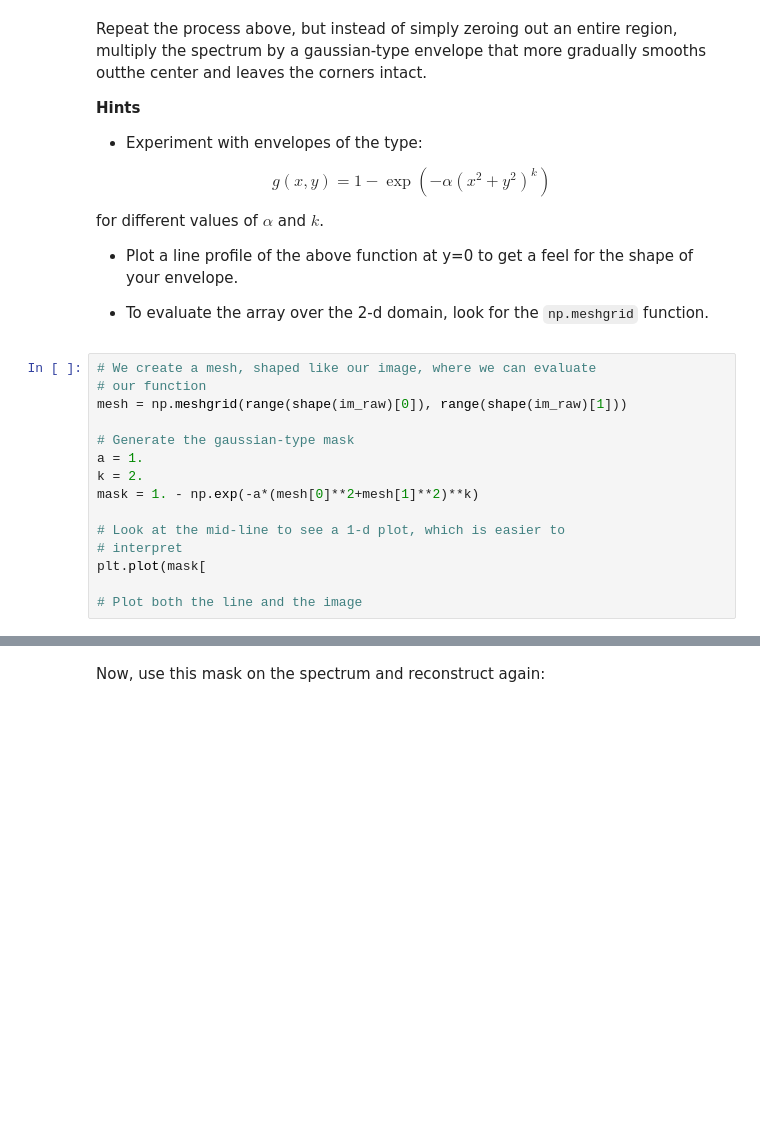
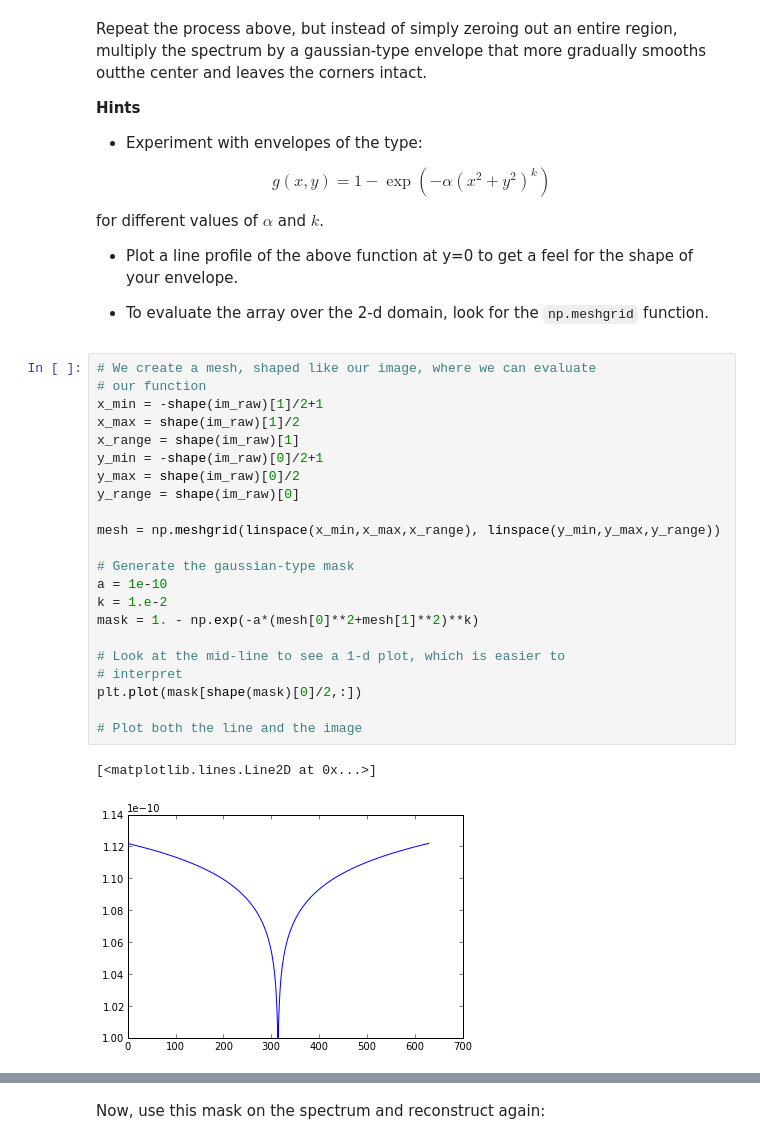
Before and after one commit to jccurtis/homework, a Jupyter notebook: homework1/hw_1-4-ImageDenoising.ipynb, the cells around one changed output, grey strips where cells are left out. Saved outputs shown, nothing was run; the diff lists cells and outputs as text; blank space fills up the shorter version.

```diff
--- a/homework1/hw_1-4-ImageDenoising.ipynb
+++ b/homework1/hw_1-4-ImageDenoising.ipynb
@@ -178,15 +178,25 @@ for different values of $\alpha$ and $k$.
 # %%
 # We create a mesh, shaped like our image, where we can evaluate
 # our function
-mesh = np.meshgrid(range(shape(im_raw)[0]), range(shape(im_raw)[1]))
+x_min = -shape(im_raw)[1]/2+1
+x_max = shape(im_raw)[1]/2
+x_range = shape(im_raw)[1]
+y_min = -shape(im_raw)[0]/2+1
+y_max = shape(im_raw)[0]/2
+y_range = shape(im_raw)[0]
+
+mesh = np.meshgrid(linspace(x_min,x_max,x_range), linspace(y_min,y_max,y_range))
 
 # Generate the gaussian-type mask
-a = 1.
-k = 2.
+a = 1e-10
+k = 1.e-2
 mask = 1. - np.exp(-a*(mesh[0]**2+mesh[1]**2)**k)
 
 # Look at the mid-line to see a 1-d plot, which is easier to
 # interpret
-plt.plot(mask[
+plt.plot(mask[shape(mask)[0]/2,:])
 
 # Plot both the line and the image
+# %% [output]
+[<matplotlib.lines.Line2D at 0x...>]
+[figure, added]
```
Also changed, not shown: parts of 1 cell of this notebook, 1 other file.
